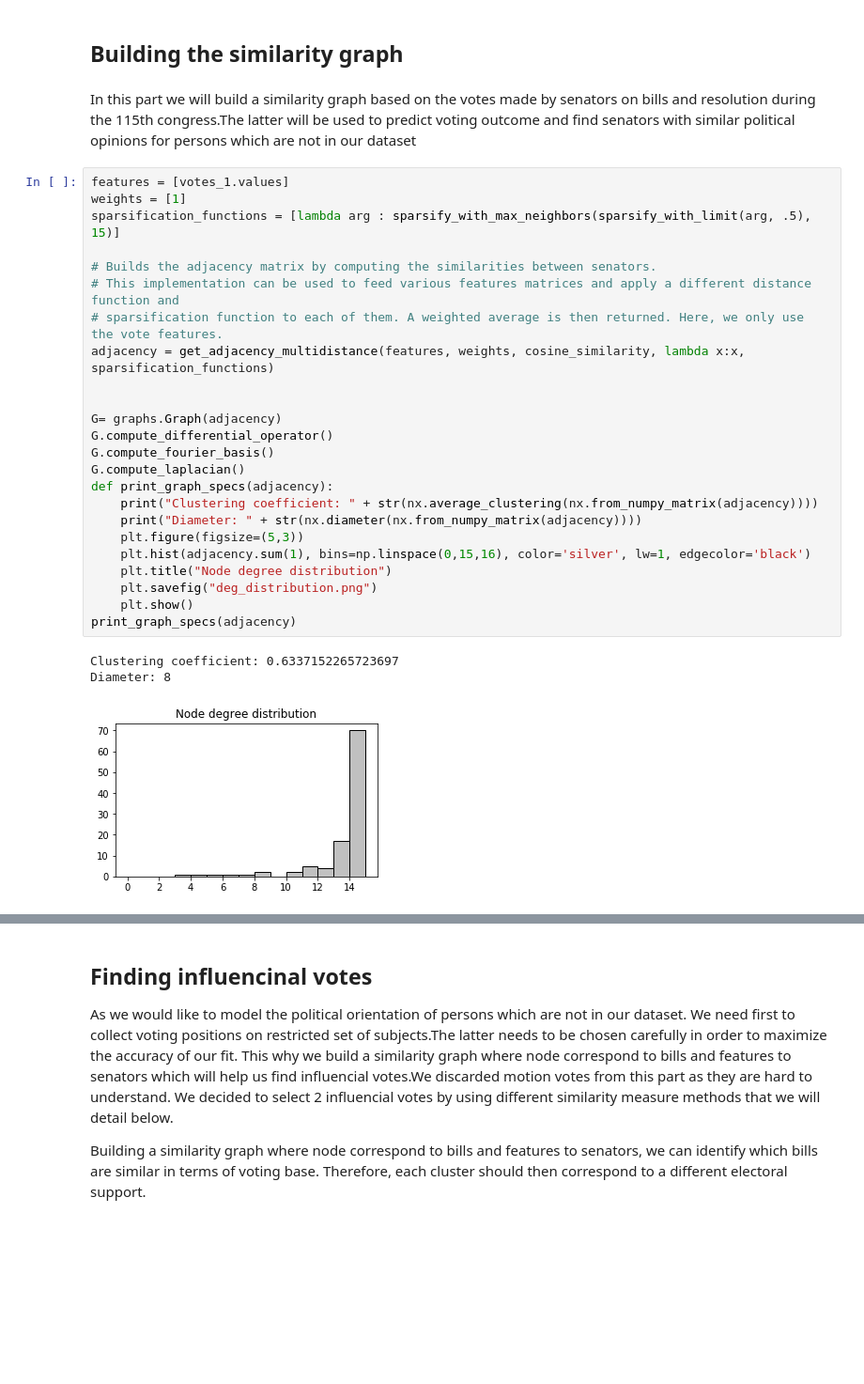
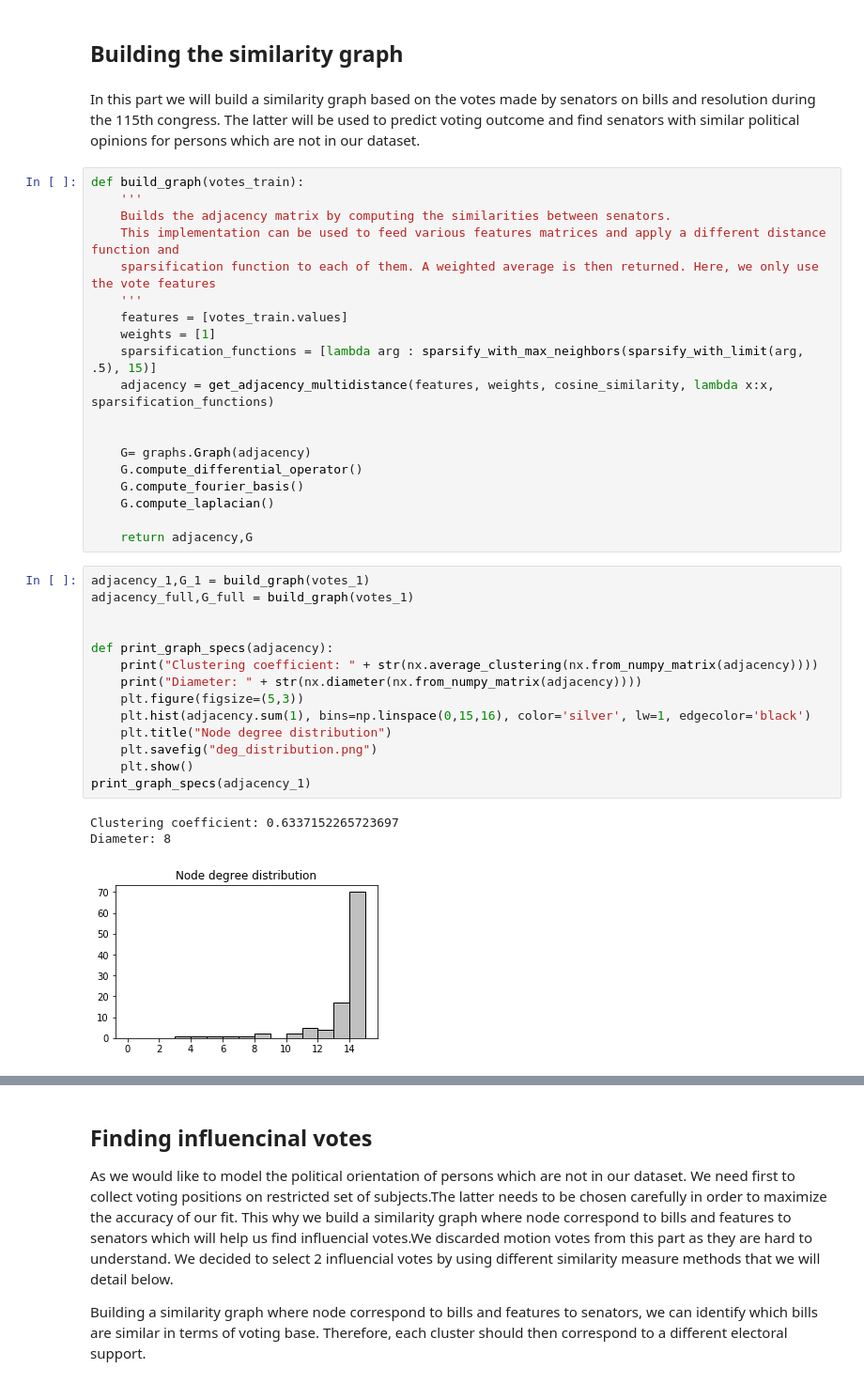
Before and after one commit to lkiel/US-Senators, a Jupyter notebook: Project Demonstration.ipynb, the cells around one changed output, grey strips where cells are left out. Shown at 94% size. Drawn from its saved outputs; the diff is of its cells as text; blank space fills up the shorter version.

```diff
--- a/Project Demonstration.ipynb
+++ b/Project Demonstration.ipynb
@@ -102,34 +113,43 @@ The senators dataframe is a (105, 5) table with senators as rows and ID, party a
 # %% [markdown]
 ## Building the similarity graph
 # %% [markdown]
-In this part we will build a similarity graph based on the votes made by senators on bills and resolution during the 115th congress.The latter will be used to predict voting outcome and find senators with similar political opinions  for persons which are not in our dataset
+In this part we will build a similarity graph based on the votes made by senators on bills and resolution during the 115th congress. The latter will be used to predict voting outcome and find senators with similar political opinions  for persons which are not in our dataset.
 # %%
-features = [votes_1.values]
-weights = [1]
-sparsification_functions = [lambda arg : sparsify_with_max_neighbors(sparsify_with_limit(arg, .5), 15)]
-
-# Builds the adjacency matrix by computing the similarities between senators.
-# This implementation can be used to feed various features matrices and apply a different distance function and
-# sparsification function to each of them. A weighted average is then returned. Here, we only use the vote features.
-adjacency = get_adjacency_multidistance(features, weights, cosine_similarity, lambda x:x, sparsification_functions)
+def build_graph(votes_train):
+    '''
+    Builds the adjacency matrix by computing the similarities between senators.
+    This implementation can be used to feed various features matrices and apply a different distance function and
+    sparsification function to each of them. A weighted average is then returned. Here, we only use the vote features
+    '''
+    features = [votes_train.values]
+    weights = [1]
+    sparsification_functions = [lambda arg : sparsify_with_max_neighbors(sparsify_with_limit(arg, .5), 15)]
+    adjacency = get_adjacency_multidistance(features, weights, cosine_similarity, lambda x:x, sparsification_functions)
 
 
-G= graphs.Graph(adjacency)
-G.compute_differential_operator()
-G.compute_fourier_basis()
-G.compute_laplacian()
-def print_graph_specs(adjacency):
-    print("Clustering coefficient: " + str(nx.average_clustering(nx.from_numpy_matrix(adjacency))))
-    print("Diameter: " + str(nx.diameter(nx.from_numpy_matrix(adjacency))))
-    plt.figure(figsize=(5,3))
-    plt.hist(adjacency.sum(1), bins=np.linspace(0,15,16), color='silver', lw=1, edgecolor='black')
-    plt.title("Node degree distribution")
-    plt.savefig("deg_distribution.png")
-    plt.show()
-print_graph_specs(adjacency)
+    G= graphs.Graph(adjacency)
+    G.compute_differential_operator()
+    G.compute_fourier_basis()
+    G.compute_laplacian()
+
+    return adjacency,G
-# %% [output]
-Clustering coefficient: 0.6337152265723697
-Diameter: 8
-[figure, removed]
+# %%
+adjacency_1,G_1 = build_graph(votes_1)
+adjacency_full,G_full = build_graph(votes_1)
+
+
+def print_graph_specs(adjacency):
+    print("Clustering coefficient: " + str(nx.average_clustering(nx.from_numpy_matrix(adjacency))))
+    print("Diameter: " + str(nx.diameter(nx.from_numpy_matrix(adjacency))))
+    plt.figure(figsize=(5,3))
+    plt.hist(adjacency.sum(1), bins=np.linspace(0,15,16), color='silver', lw=1, edgecolor='black')
+    plt.title("Node degree distribution")
+    plt.savefig("deg_distribution.png")
+    plt.show()
+print_graph_specs(adjacency_1)
+# %% [output]
+Clustering coefficient: 0.6337152265723697
+Diameter: 8
+[figure, added]
 # %%
 
```
Also changed, not shown: parts of 14 cells of this notebook.
